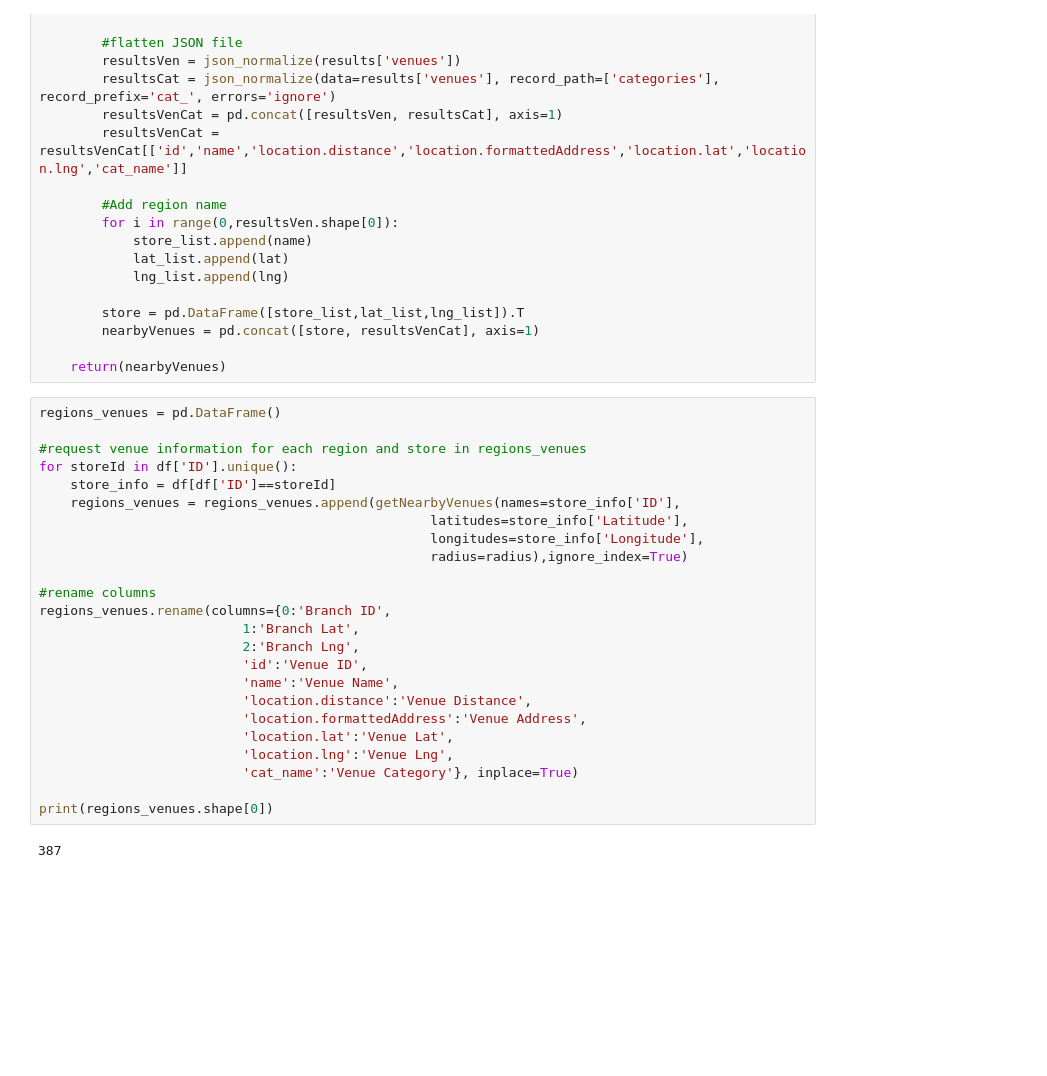
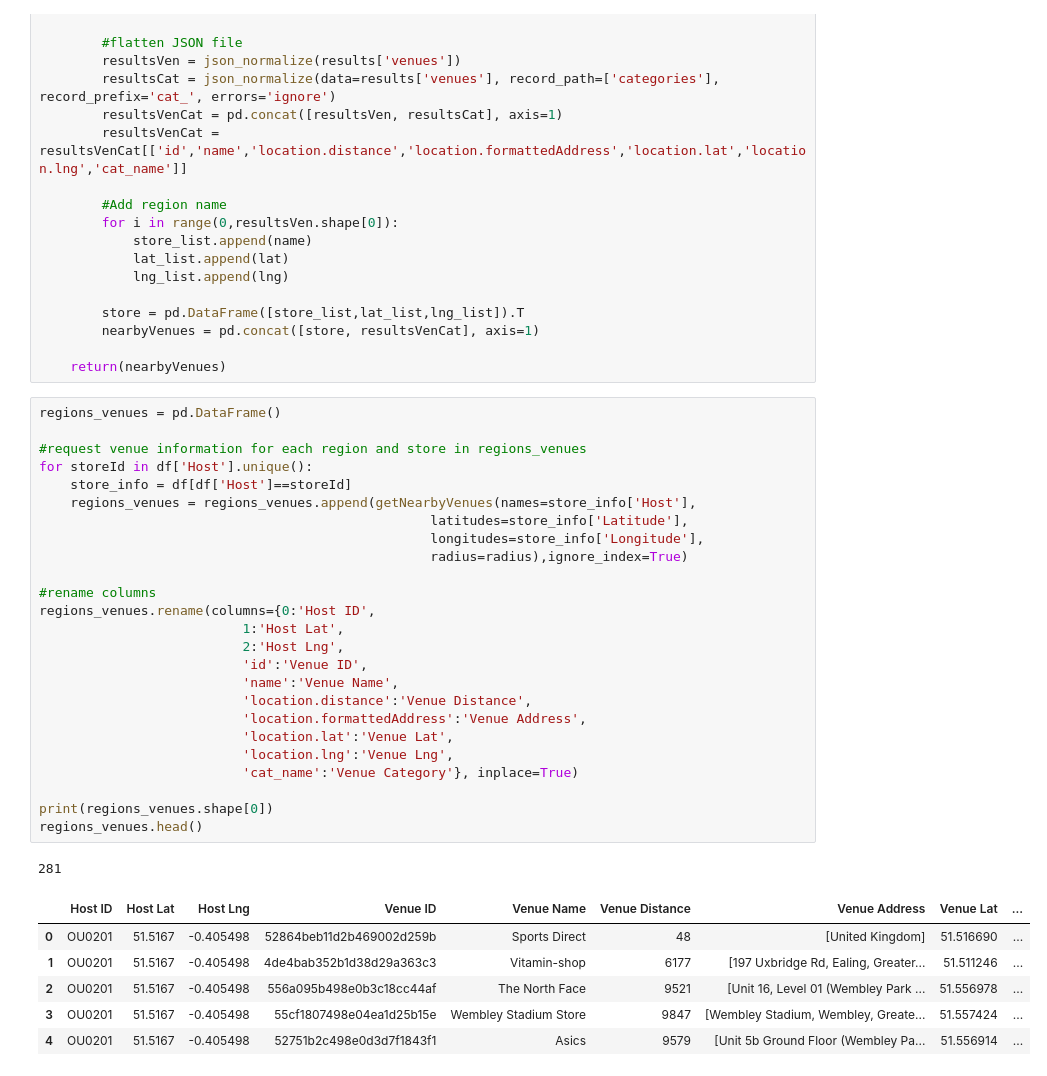
Before and after one commit to ninjananjo/Clothing-Store-Competition, a Jupyter notebook: JD Sports Proximity.ipynb, the cells around one changed output. Saved outputs shown, nothing was run; the diff lists cells and outputs as text; blank space fills up the shorter version.

```diff
--- a/JD Sports Proximity.ipynb
+++ b/JD Sports Proximity.ipynb
@@ -157,26 +156,33 @@ def getNearbyVenues(names, latitudes, longitudes, radius=500):
 # %%
 regions_venues = pd.DataFrame()
 
 #request venue information for each region and store in regions_venues
-for storeId in df['ID'].unique():
-    store_info = df[df['ID']==storeId]
-    regions_venues = regions_venues.append(getNearbyVenues(names=store_info['ID'],
+for storeId in df['Host'].unique():
+    store_info = df[df['Host']==storeId]
+    regions_venues = regions_venues.append(getNearbyVenues(names=store_info['Host'],
                                                   latitudes=store_info['Latitude'],
                                                   longitudes=store_info['Longitude'],
                                                   radius=radius),ignore_index=True)
 
 #rename columns
-regions_venues.rename(columns={0:'Branch ID',
-                          1:'Branch Lat',
-                          2:'Branch Lng',
+regions_venues.rename(columns={0:'Host ID',
+                          1:'Host Lat',
+                          2:'Host Lng',
                           'id':'Venue ID',
                           'name':'Venue Name',
                           'location.distance':'Venue Distance',
                           'location.formattedAddress':'Venue Address',
                           'location.lat':'Venue Lat',
                           'location.lng':'Venue Lng',
                           'cat_name':'Venue Category'}, inplace=True)
 
 print(regions_venues.shape[0])
+regions_venues.head()
 # %% [output]
-387
+281
+|  | Host ID | Host Lat | Host Lng | Venue ID | Venue Name | Venue Distance | Venue Address | Venue Lat | ... |
+| 0 | OU0201 | 51.5167 | -0.405498 | 52864beb11d2b469002d259b | Sports Direct | 48 | [United Kingdom] | 51.516690 | ... |
+| 1 | OU0201 | 51.5167 | -0.405498 | 4de4bab352b1d38d29a363c3 | Vitamin-shop | 6177 | [197 Uxbridge Rd, Ealing, Greater... | 51.511246 | ... |
+| 2 | OU0201 | 51.5167 | -0.405498 | 556a095b498e0b3c18cc44af | The North Face | 9521 | [Unit 16, Level 01 (Wembley Park ... | 51.556978 | ... |
+| 3 | OU0201 | 51.5167 | -0.405498 | 55cf1807498e04ea1d25b15e | Wembley Stadium Store | 9847 | [Wembley Stadium, Wembley, Greate... | 51.557424 | ... |
+| 4 | OU0201 | 51.5167 | -0.405498 | 52751b2c498e0d3d7f1843f1 | Asics | 9579 | [Unit 5b Ground Floor (Wembley Pa... | 51.556914 | ... |
```
Also changed, not shown: parts of 15 cells of this notebook, 1 other file.
